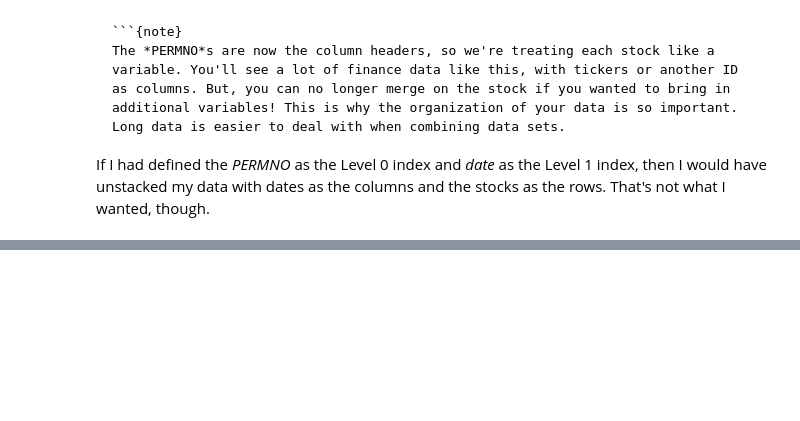
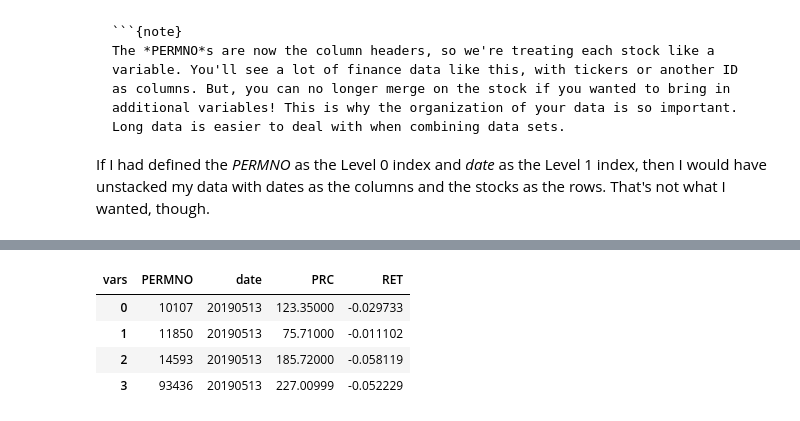
Before and after one commit to aaiken1/fin-data-analysis-text, a Jupyter notebook: _sources/chapters/4_4_merge_shape.ipynb, the cells around one changed output, grey strips where cells are left out. Cells and saved outputs as stored; diff of their text form; code cells hidden in the pictures; blank space fills up the shorter version.

```diff
--- a/_sources/chapters/4_4_merge_shape.ipynb
+++ b/_sources/chapters/4_4_merge_shape.ipynb
@@ -493,0 +484,9 @@ If I had defined the *PERMNO* as the Level 0 index and *date* as the Level 1 ind
+# %%
+wide3 = wide3.reset_index()
+wide3
+# %% [output]
+| vars | PERMNO | date | PRC | RET |
+| 0 | 10107 | 20190513 | 123.35000 | -0.029733 |
+| 1 | 11850 | 20190513 | 75.71000 | -0.011102 |
+| 2 | 14593 | 20190513 | 185.72000 | -0.058119 |
+| 3 | 93436 | 20190513 | 227.00999 | -0.052229 |
```
Also changed, not shown: parts of 27 cells of this notebook, 6 other files.
